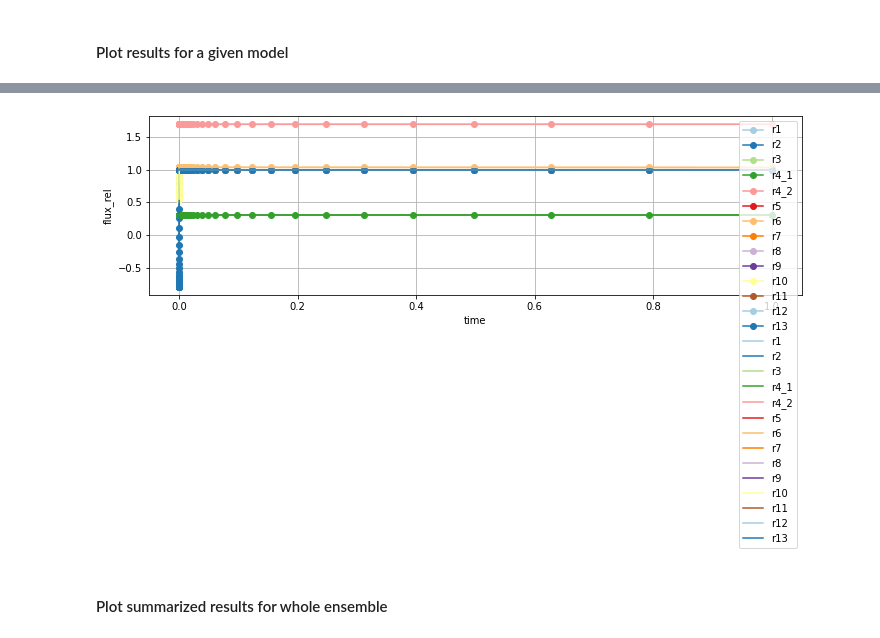
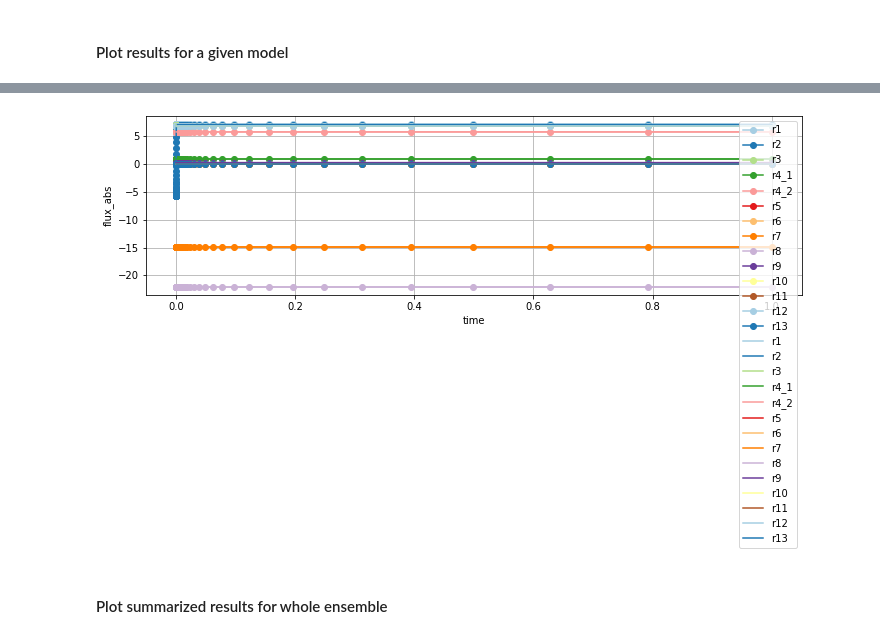
Before and after one commit to biosustain/GRASP, a Jupyter notebook: visualization/visualize_simulations.ipynb, the cells around one changed output, grey strips where cells are left out. Drawn from its saved outputs; the diff is of its cells as text; code cells hidden in the pictures.

```diff
--- a/visualization/visualize_simulations.ipynb
+++ b/visualization/visualize_simulations.ipynb
@@ -30,4 +32,4 @@ n_models = 5
 # %% [markdown]
 ### Load and process data
 # %%
-conc, flux, met_names, rxn_names = load_simulation(raw_data_dir, model_name, simulation_name, n_models)
+mat, ref_conc_dic, ref_flux_dic, met_names, rxn_names = load_simulation(raw_data_dir, model_name, simulation_name, n_models)
@@ -36,0 +40,3 @@ There were a total of 0 missing models out of 5.
+# %%
+conc_type = 'conc_abs'
+flux_type = 'flux_abs'
@@ -36,0 +48,2 @@ There were a total of 0 missing models out of 5.
+# %%
+flux = gather_flux_data(mat, rxn_names, n_models, flux_type, ref_flux_dic=ref_flux_dic)
@@ -78,9 +93,9 @@ plot_model(conc, model_i=1, quant_type='conc_rel',
 # %%
-plot_model(flux, model_i=1, quant_type='flux_rel',
+plot_model(flux, model_i=1, quant_type=flux_type,
            selected_data=rxn_names,  x_scale='linear', y_scale='linear', x_lim=None,
             y_lim=None, fig_size=None, save_plot=False, output_file=None)
 # %% [output]
-[figure, old version]
+[figure, new version]
 # %% [markdown]
 #### Plot summarized results for whole ensemble
 # %%
```
Also changed, not shown: parts of 18 cells of this notebook, 7 other files.
